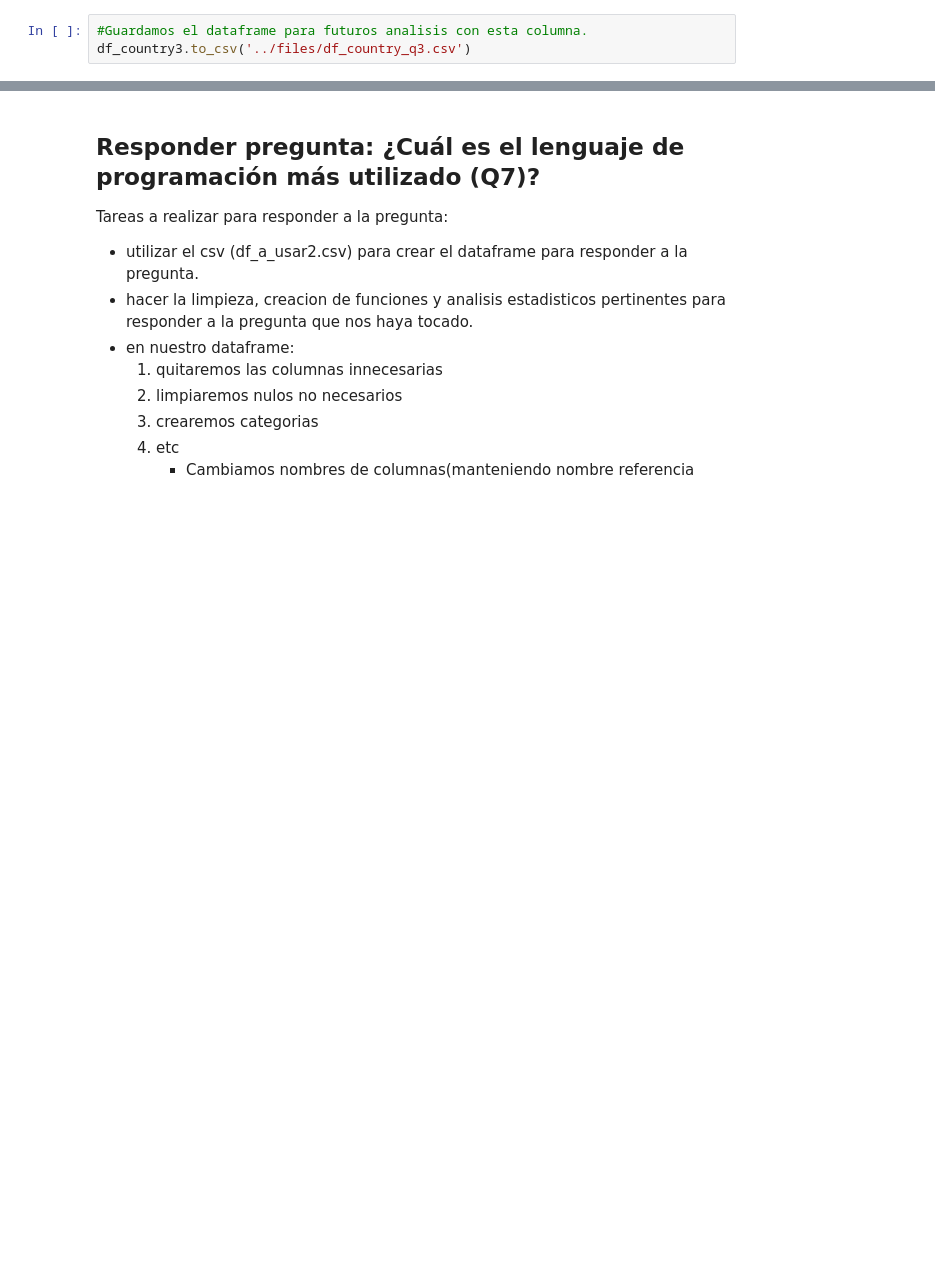
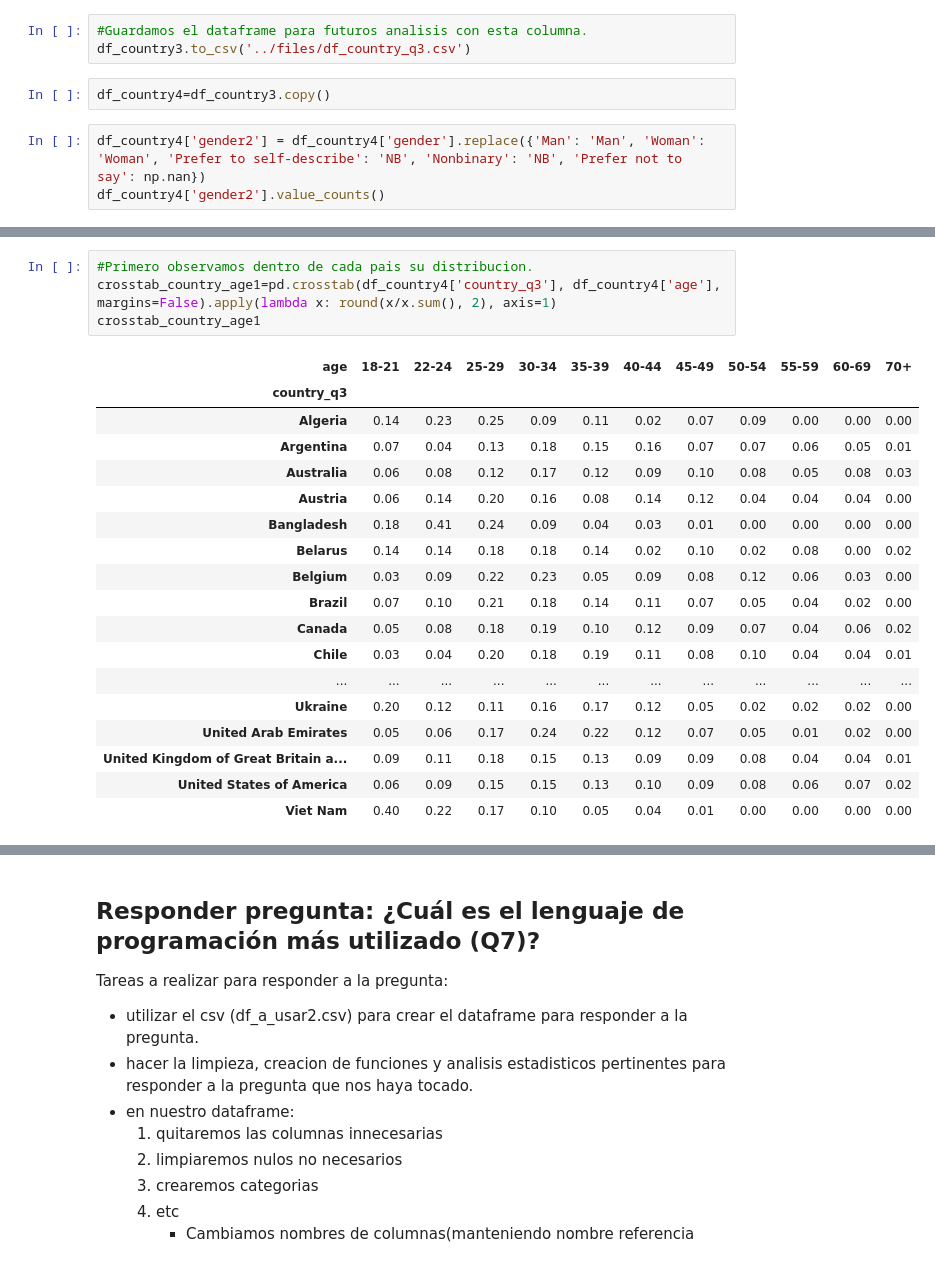
Before and after one commit to Adalab/project-da-promo-c-module-2-team-1, a Jupyter notebook: code/code_sonia.ipynb, the cells around one changed output, grey strips where cells are left out. Saved outputs shown, nothing was run; the diff lists cells and outputs as text; blank space fills up the shorter version.

```diff
--- a/code/code_sonia.ipynb
+++ b/code/code_sonia.ipynb
@@ -343,3 +344,8 @@ plt.show()
 # %%
 #Guardamos el dataframe para futuros analisis con esta columna.
 df_country3.to_csv('../files/df_country_q3.csv')
+# %%
+df_country4=df_country3.copy()
+# %%
+df_country4['gender2'] = df_country4['gender'].replace({'Man': 'Man', 'Woman': 'Woman', 'Prefer to self-describe': 'NB', 'Nonbinary': 'NB', 'Prefer not to say': np.nan})
+df_country4['gender2'].value_counts()
@@ -345,0 +487,23 @@ df_country3.to_csv('../files/df_country_q3.csv')
+# %%
+#Primero observamos dentro de cada pais su distribucion.
+crosstab_country_age1=pd.crosstab(df_country4['country_q3'], df_country4['age'], margins=False).apply(lambda x: round(x/x.sum(), 2), axis=1)
+crosstab_country_age1
+# %% [output]
+| age | 18-21 | 22-24 | 25-29 | 30-34 | 35-39 | 40-44 | 45-49 | 50-54 | 55-59 | 60-69 | 70+ |
+| country_q3 |  |  |  |  |  |  |  |  |  |  |  |
+| Algeria | 0.14 | 0.23 | 0.25 | 0.09 | 0.11 | 0.02 | 0.07 | 0.09 | 0.00 | 0.00 | 0.00 |
+| Argentina | 0.07 | 0.04 | 0.13 | 0.18 | 0.15 | 0.16 | 0.07 | 0.07 | 0.06 | 0.05 | 0.01 |
+| Australia | 0.06 | 0.08 | 0.12 | 0.17 | 0.12 | 0.09 | 0.10 | 0.08 | 0.05 | 0.08 | 0.03 |
+| Austria | 0.06 | 0.14 | 0.20 | 0.16 | 0.08 | 0.14 | 0.12 | 0.04 | 0.04 | 0.04 | 0.00 |
+| Bangladesh | 0.18 | 0.41 | 0.24 | 0.09 | 0.04 | 0.03 | 0.01 | 0.00 | 0.00 | 0.00 | 0.00 |
+| Belarus | 0.14 | 0.14 | 0.18 | 0.18 | 0.14 | 0.02 | 0.10 | 0.02 | 0.08 | 0.00 | 0.02 |
+| Belgium | 0.03 | 0.09 | 0.22 | 0.23 | 0.05 | 0.09 | 0.08 | 0.12 | 0.06 | 0.03 | 0.00 |
+| Brazil | 0.07 | 0.10 | 0.21 | 0.18 | 0.14 | 0.11 | 0.07 | 0.05 | 0.04 | 0.02 | 0.00 |
+| Canada | 0.05 | 0.08 | 0.18 | 0.19 | 0.10 | 0.12 | 0.09 | 0.07 | 0.04 | 0.06 | 0.02 |
+| Chile | 0.03 | 0.04 | 0.20 | 0.18 | 0.19 | 0.11 | 0.08 | 0.10 | 0.04 | 0.04 | 0.01 |
+| ... | ... | ... | ... | ... | ... | ... | ... | ... | ... | ... | ... |
+| Ukraine | 0.20 | 0.12 | 0.11 | 0.16 | 0.17 | 0.12 | 0.05 | 0.02 | 0.02 | 0.02 | 0.00 |
+| United Arab Emirates | 0.05 | 0.06 | 0.17 | 0.24 | 0.22 | 0.12 | 0.07 | 0.05 | 0.01 | 0.02 | 0.00 |
+| United Kingdom of Great Britain a... | 0.09 | 0.11 | 0.18 | 0.15 | 0.13 | 0.09 | 0.09 | 0.08 | 0.04 | 0.04 | 0.01 |
+| United States of America | 0.06 | 0.09 | 0.15 | 0.15 | 0.13 | 0.10 | 0.09 | 0.08 | 0.06 | 0.07 | 0.02 |
+| Viet Nam | 0.40 | 0.22 | 0.17 | 0.10 | 0.05 | 0.04 | 0.01 | 0.00 | 0.00 | 0.00 | 0.00 |
```
Also changed, not shown: parts of 19 cells of this notebook.
